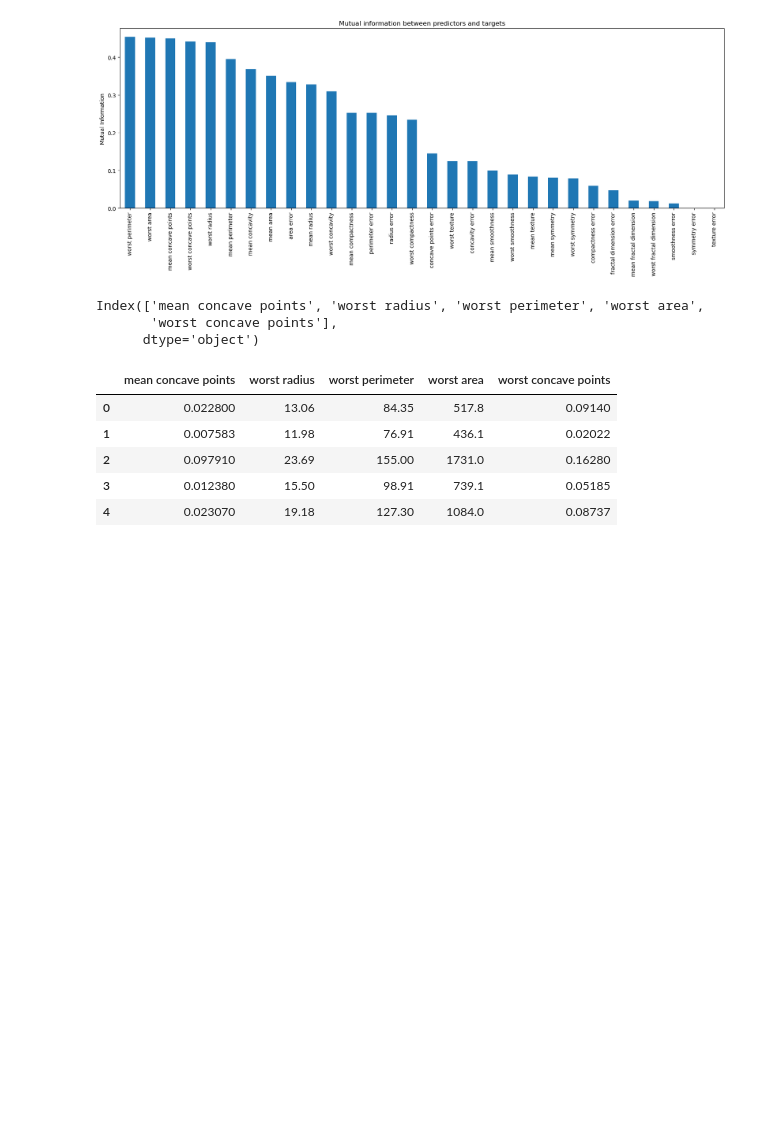
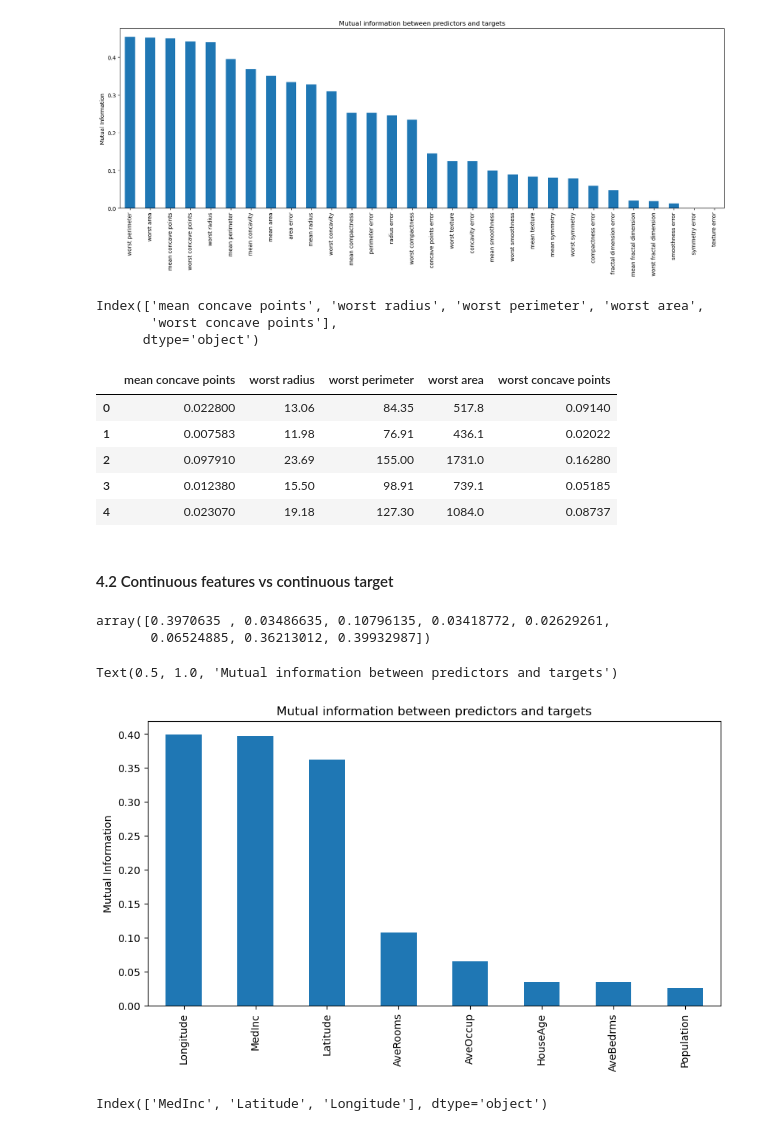
Before and after one commit to rahul-raoniar/fetaure-selection-in-machine-learning-book-practice, a Jupyter notebook: Chapter 4 Filter Methods.ipynb, the cells around one changed output. Drawn from its saved outputs; the diff is of its cells as text; code cells hidden in the pictures; blank space fills up the shorter version.

```diff
--- a/Chapter 4 Filter Methods.ipynb
+++ b/Chapter 4 Filter Methods.ipynb
@@ -434,3 +434,5 @@ X_train_t.head()
 | 2 | 0.097910 | 23.69 | 155.00 | 1731.0 | 0.16280 |
 | 3 | 0.012380 | 15.50 | 98.91 | 739.1 | 0.05185 |
 | 4 | 0.023070 | 19.18 | 127.30 | 1084.0 | 0.08737 |
+# %% [markdown]
+#### 4.2 Continuous features vs continuous target
@@ -436,0 +450,22 @@ X_train_t.head()
+# %%
+X, y = fetch_california_housing(return_X_y=True, as_frame=True)
+X_train, X_test, y_train, y_test = train_test_split(X, y, random_state=0)
+# %%
+mi = mutual_info_regression(X_train, y_train)
+mi
+# %% [output]
+array([0.3970635 , 0.03486635, 0.10796135, 0.03418772, 0.02629261,
+       0.06524885, 0.36213012, 0.39932987])
+# %%
+mi = pd.Series(mi, index = X_train.columns)
+mi.sort_values(ascending=False).plot.bar(figsize = (10, 5))
+plt.ylabel("Mutual Information")
+plt.title("Mutual information between predictors and targets")
+# %% [output]
+Text(0.5, 1.0, 'Mutual information between predictors and targets')
+[figure, added]
+# %%
+sel = SelectPercentile(mutual_info_regression, percentile=30).fit(X_train, y_train)
+X_train.columns[sel.get_support()]
+# %% [output]
+Index(['MedInc', 'Latitude', 'Longitude'], dtype='object')
```
Also changed, not shown: parts of 15 cells of this notebook.
